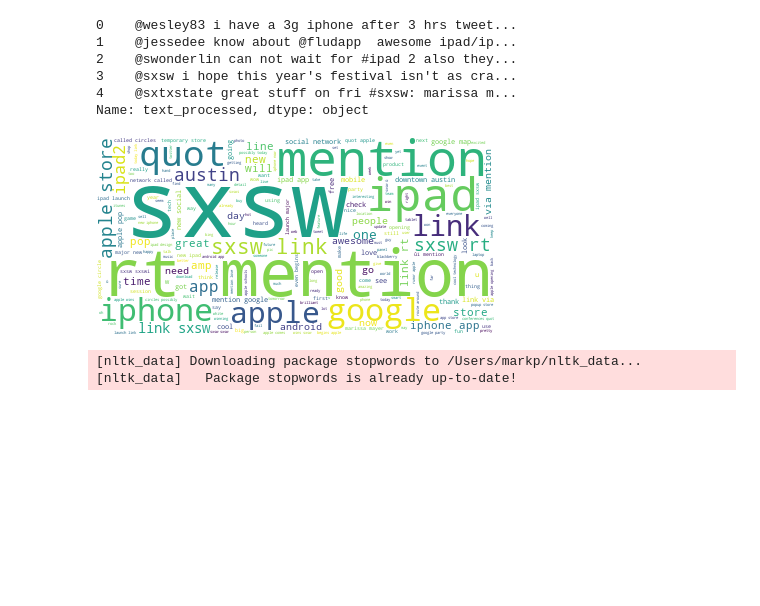
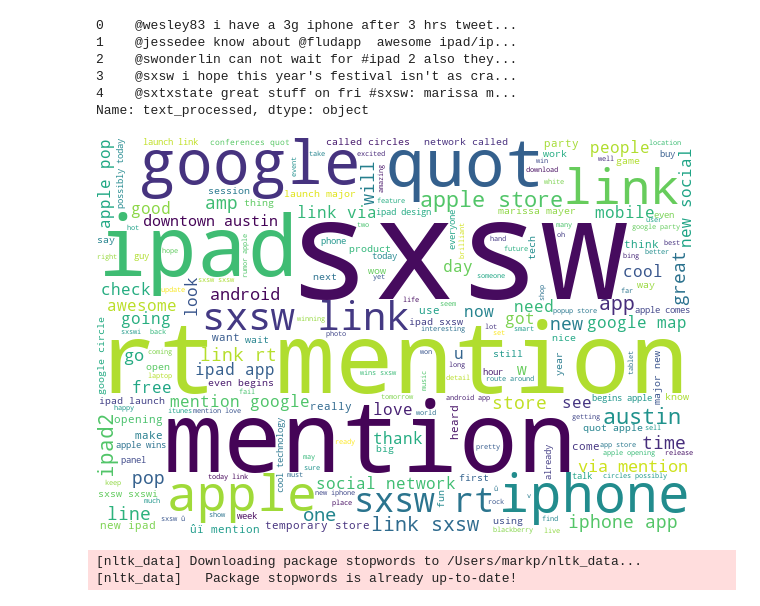
Before and after one commit to markp-rankin/Google-Apple-Tweets, a Jupyter notebook: NLP-Phase4-PT2.ipynb, the cells around one changed output. Cells and saved outputs as stored; diff of their text form; code cells hidden in the pictures; blank space fills up the shorter version.

```diff
--- a/NLP-Phase4-PT2.ipynb
+++ b/NLP-Phase4-PT2.ipynb
@@ -352,17 +382,17 @@ Name: text_processed, dtype: object
 # %%
 # EDA word viz... for whole dataset.
 # Import the wordcloud library
 from wordcloud import WordCloud
 # Join the different processed titles together.
 long_string = ','.join(list(data2['text_processed'].values))
 # Create a WordCloud object
-wordcloud = WordCloud(background_color="white", max_words=5000, contour_width=3, contour_color='steelblue')
+wordcloud = WordCloud(background_color="white", max_words=200, height=400, width=600, contour_width=3, contour_color='steelblue')
 # Generate a word cloud
 wordcloud.generate(long_string)
 # Visualize the word cloud
 wordcloud.to_image()
 # %% [output]
-[figure, old version]
+[figure, new version]
 # %%
 # Prepare the data for LDA analysis
 import gensim
```
Also changed, not shown: parts of 34 cells of this notebook.
